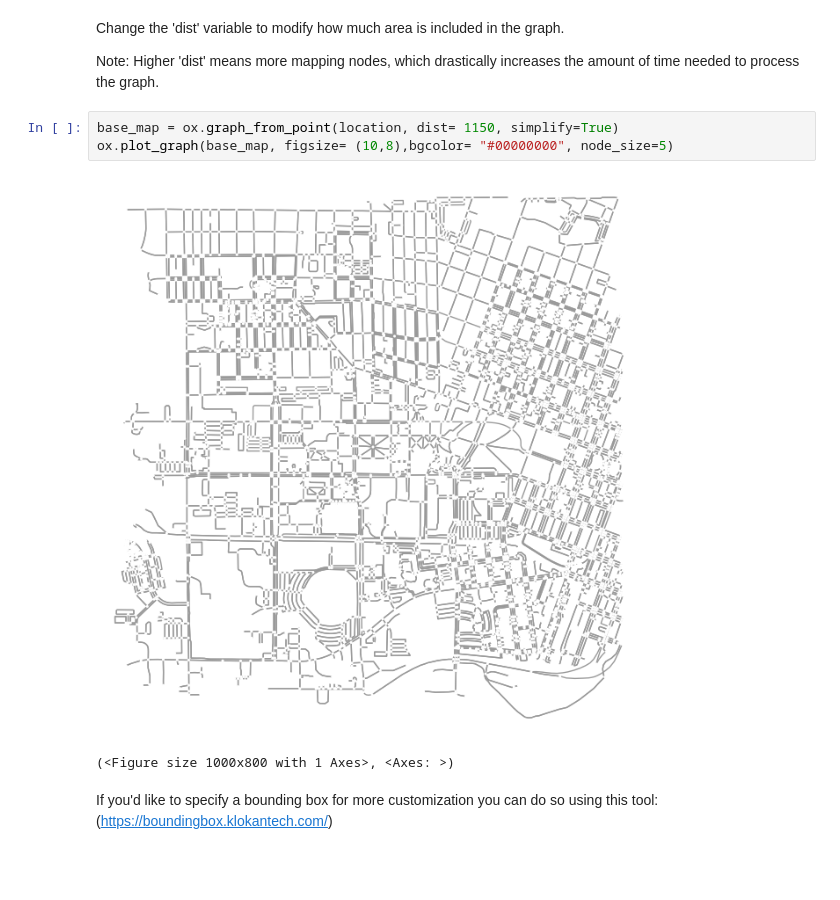
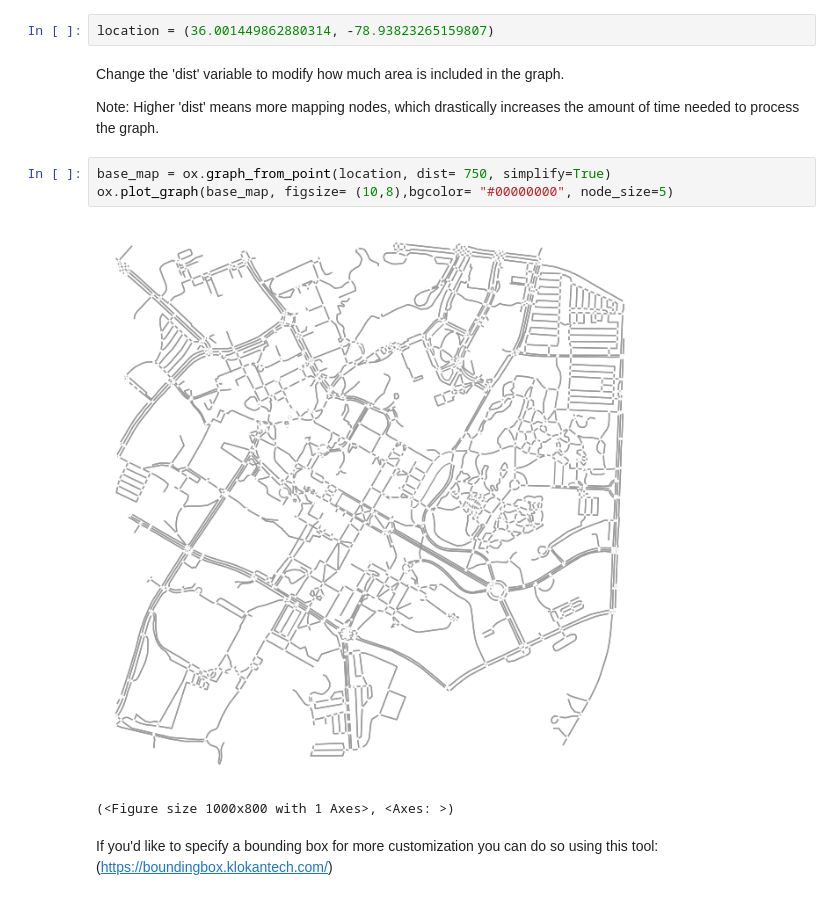
Before and after one commit to idellinger/Python-Map-Tools, a Jupyter notebook: map_create.ipynb, the cells around one changed output. Saved outputs shown, nothing was run; the diff lists cells and outputs as text; blank space fills up the shorter version.

```diff
--- a/map_create.ipynb
+++ b/map_create.ipynb
@@ -13,12 +13,14 @@ location = (44.56573146791943, -123.27890026288026)
+# %%
+location = (36.001449862880314, -78.93823265159807)
 # %% [markdown]
 Change the 'dist' variable to modify how much area is included in the graph.
 
 Note: Higher 'dist' means more mapping nodes, which drastically increases the amount of time needed to process the graph.
 # %%
-base_map = ox.graph_from_point(location, dist= 1150, simplify=True)
+base_map = ox.graph_from_point(location, dist= 750, simplify=True)
 ox.plot_graph(base_map, figsize= (10,8),bgcolor= "#00000000", node_size=5)
 # %% [output]
-[figure, old version]
+[figure, new version]
 (<Figure size 1000x800 with 1 Axes>, <Axes: >)
 # %% [markdown]
 If you'd like to specify a bounding box for more customization you can do so using this tool: (https://boundingbox.klokantech.com/)
```
Also changed, not shown: parts of 4 cells of this notebook, 5 other files.
